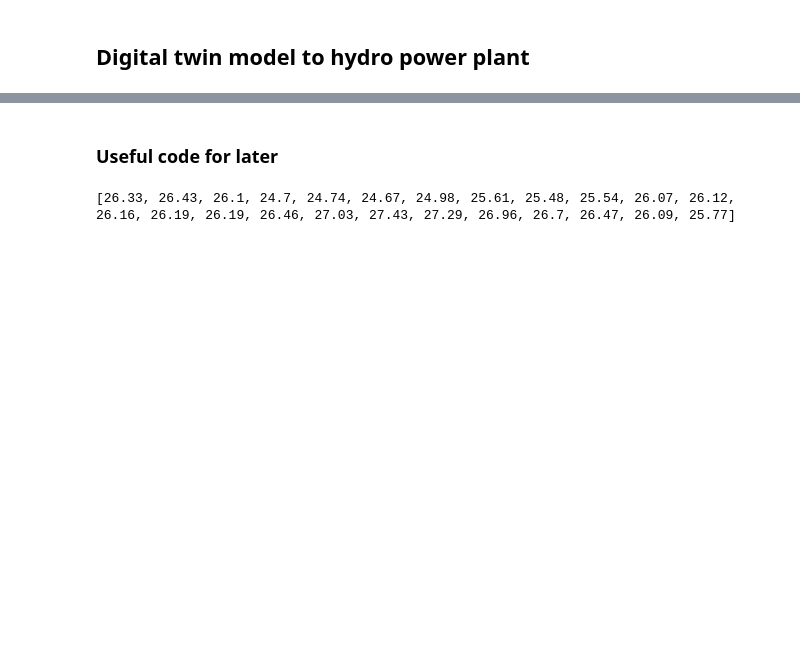
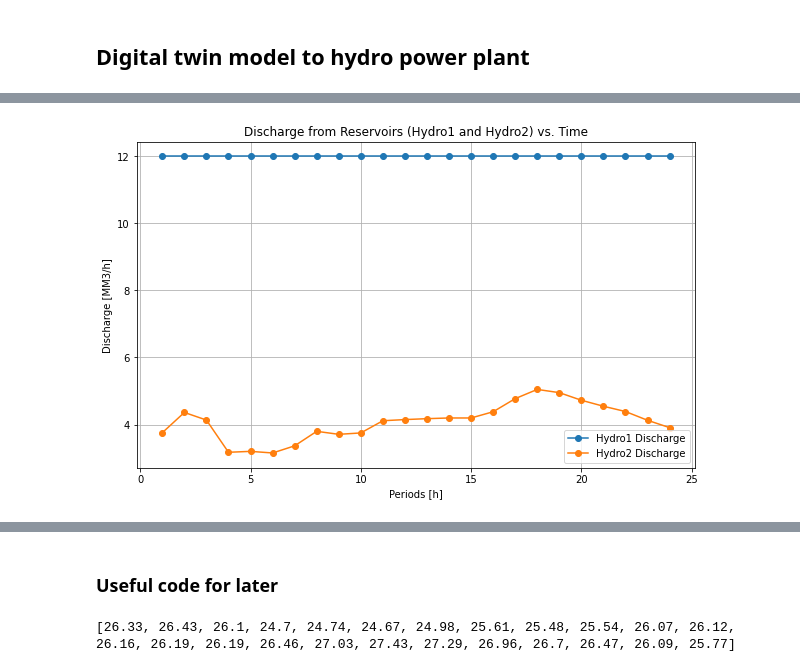
Before and after one commit to BenjaminTro/Preliminary-project, a Jupyter notebook: Hydro_power_plant.ipynb, the cells around one changed output, grey strips where cells are left out. Saved outputs shown, nothing was run; the diff lists cells and outputs as text; code cells hidden in the pictures; blank space fills up the shorter version.

```diff
--- a/Hydro_power_plant.ipynb
+++ b/Hydro_power_plant.ipynb
@@ -257,0 +586,23 @@ ValueError: No value for uninitialized NumericValue object p[Hydro1,1]
+# %%
+#RESERVOIR DISCHARGE
+# Create empty lists to store discharge values for Hydro1 and Hydro2
+discharge_hydro1 = []
+discharge_hydro2 = []
+
+# Extract and store the discharge values for Hydro1 and Hydro2
+for period in model.periods:
+    discharge_hydro1.append(model.q['Hydro1', period].value)
+    discharge_hydro2.append(model.q['Hydro2', period].value)
+
+# Plot the discharge vs. time for Hydro1 and Hydro2
+plt.figure(figsize=(10, 6))
+plt.plot(model.periods, discharge_hydro1, label='Hydro1 Discharge', marker='o', linestyle='-')
+plt.plot(model.periods, discharge_hydro2, label='Hydro2 Discharge', marker='o', linestyle='-')
+plt.xlabel('Periods [h]')
+plt.ylabel('Discharge [MM3/h]')
+plt.title('Discharge from Reservoirs (Hydro1 and Hydro2) vs. Time')
+plt.legend()
+plt.grid(True)
+plt.show()
+# %% [output]
+[figure, added]
```
Also changed, not shown: parts of 13 cells of this notebook, 1 other file.
